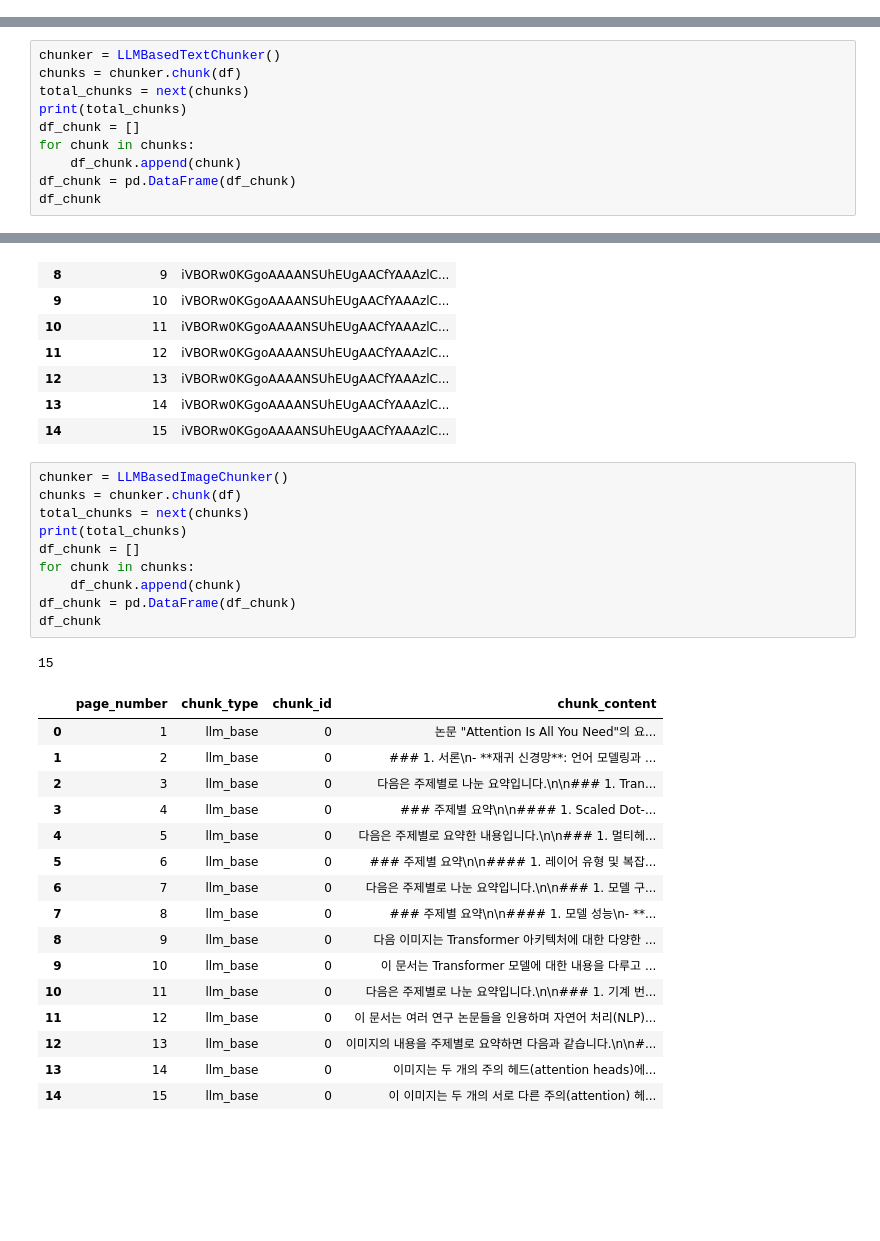
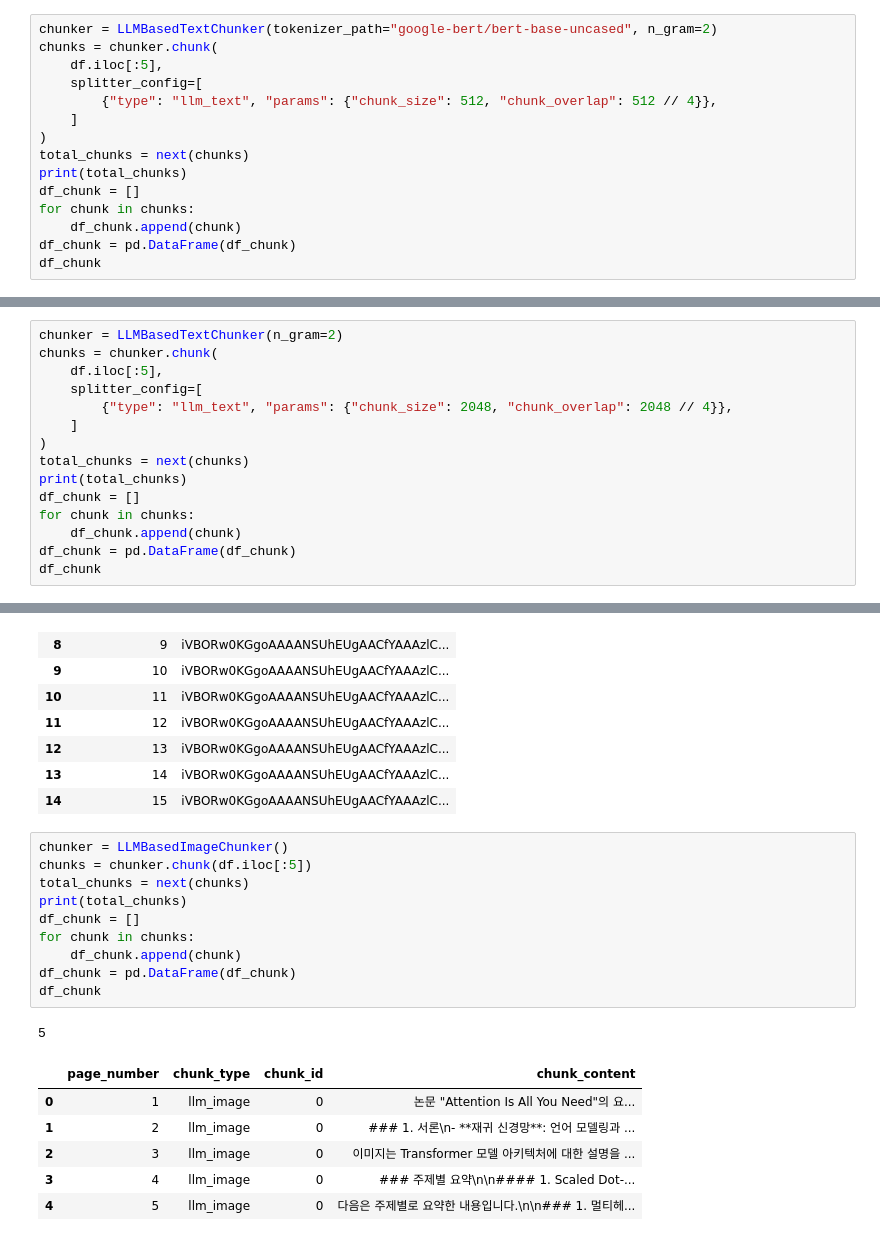
Before and after one commit to Cafelatte1/frony-document-processor, a Jupyter notebook: test_chunker.ipynb, the cells around one changed output, grey strips where cells are left out. Saved outputs shown, nothing was run; the diff lists cells and outputs as text; blank space fills up the shorter version.

```diff
--- a/test_chunker.ipynb
+++ b/test_chunker.ipynb
@@ -84,3 +137,18 @@ df
 | 12 | 13 | Input-Input Layer5\n<표>\n| | Vi |... |
 | 13 | 14 | Input-Input Layer5\n<표>\n|--:|\n|... |
 | 14 | 15 | Input-Input Layer5\n<표>\n|--:|\n|... |
+# %%
+chunker = LLMBasedTextChunker(tokenizer_path="google-bert/bert-base-uncased", n_gram=2)
+chunks = chunker.chunk(
+    df.iloc[:5],
+    splitter_config=[
+        {"type": "llm_text", "params": {"chunk_size": 512, "chunk_overlap": 512 // 4}},
+    ]
+)
+total_chunks = next(chunks)
+print(total_chunks)
+df_chunk = []
+for chunk in chunks:
+    df_chunk.append(chunk)
+df_chunk = pd.DataFrame(df_chunk)
+df_chunk
@@ -87,6 +174,11 @@ df
 # %%
-chunker = LLMBasedTextChunker()
-chunks = chunker.chunk(df)
+chunker = LLMBasedTextChunker(n_gram=2)
+chunks = chunker.chunk(
+    df.iloc[:5],
+    splitter_config=[
+        {"type": "llm_text", "params": {"chunk_size": 2048, "chunk_overlap": 2048 // 4}},
+    ]
+)
 total_chunks = next(chunks)
 print(total_chunks)
 df_chunk = []
@@ -315,28 +225,18 @@ df
 # %%
 chunker = LLMBasedImageChunker()
-chunks = chunker.chunk(df)
+chunks = chunker.chunk(df.iloc[:5])
 total_chunks = next(chunks)
 print(total_chunks)
 df_chunk = []
 for chunk in chunks:
     df_chunk.append(chunk)
 df_chunk = pd.DataFrame(df_chunk)
 df_chunk
 # %% [output]
-15
+5
 |  | page_number | chunk_type | chunk_id | chunk_content |
-| 0 | 1 | llm_base | 0 | 논문 "Attention Is All You Need"의 요... |
-| 1 | 2 | llm_base | 0 | ### 1. 서론\n- **재귀 신경망**: 언어 모델링과 ... |
-| 2 | 3 | llm_base | 0 | 다음은 주제별로 나눈 요약입니다.\n\n### 1. Tran... |
-| 3 | 4 | llm_base | 0 | ### 주제별 요약\n\n#### 1. Scaled Dot-... |
-| 4 | 5 | llm_base | 0 | 다음은 주제별로 요약한 내용입니다.\n\n### 1. 멀티헤... |
-| 5 | 6 | llm_base | 0 | ### 주제별 요약\n\n#### 1. 레이어 유형 및 복잡... |
-| 6 | 7 | llm_base | 0 | 다음은 주제별로 나눈 요약입니다.\n\n### 1. 모델 구... |
-| 7 | 8 | llm_base | 0 | ### 주제별 요약\n\n#### 1. 모델 성능\n- **... |
-| 8 | 9 | llm_base | 0 | 다음 이미지는 Transformer 아키텍처에 대한 다양한 ... |
-| 9 | 10 | llm_base | 0 | 이 문서는 Transformer 모델에 대한 내용을 다루고 ... |
-| 10 | 11 | llm_base | 0 | 다음은 주제별로 나눈 요약입니다.\n\n### 1. 기계 번... |
-| 11 | 12 | llm_base | 0 | 이 문서는 여러 연구 논문들을 인용하며 자연어 처리(NLP)... |
-| 12 | 13 | llm_base | 0 | 이미지의 내용을 주제별로 요약하면 다음과 같습니다.\n\n#... |
-| 13 | 14 | llm_base | 0 | 이미지는 두 개의 주의 헤드(attention heads)에... |
-| 14 | 15 | llm_base | 0 | 이 이미지는 두 개의 서로 다른 주의(attention) 헤... |
+| 0 | 1 | llm_image | 0 | 논문 "Attention Is All You Need"의 요... |
+| 1 | 2 | llm_image | 0 | ### 1. 서론\n- **재귀 신경망**: 언어 모델링과 ... |
+| 2 | 3 | llm_image | 0 | 이미지는 Transformer 모델 아키텍처에 대한 설명을 ... |
+| 3 | 4 | llm_image | 0 | ### 주제별 요약\n\n#### 1. Scaled Dot-... |
+| 4 | 5 | llm_image | 0 | 다음은 주제별로 요약한 내용입니다.\n\n### 1. 멀티헤... |
```
Also changed, not shown: parts of 9 cells of this notebook, 3 other files.
